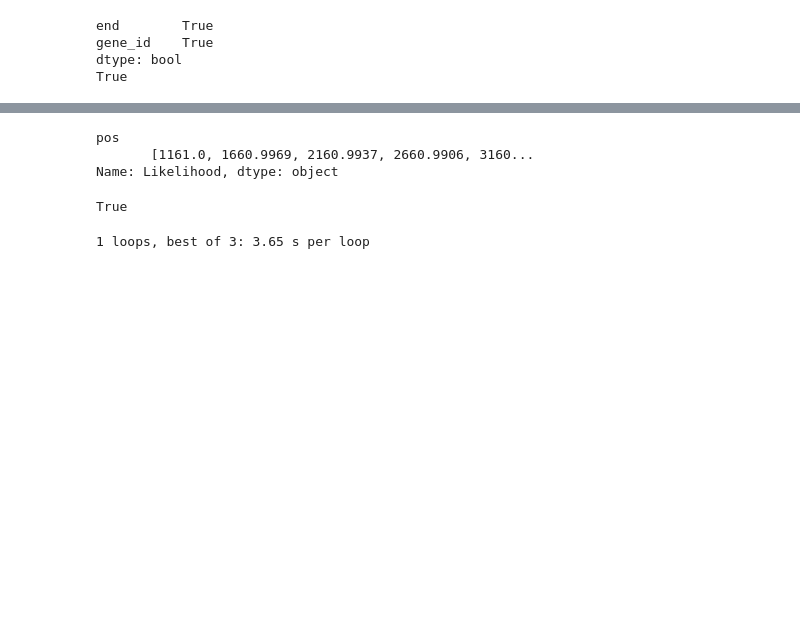
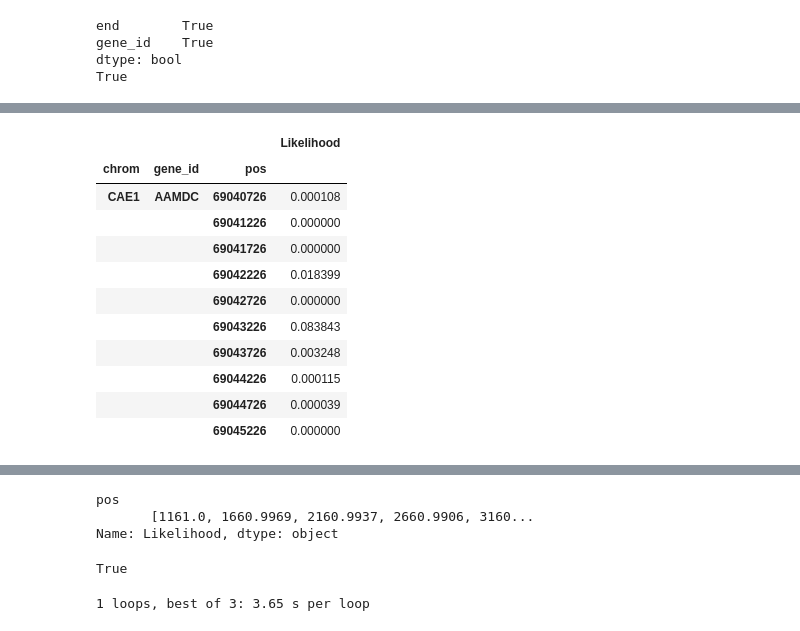
Before and after one commit to peterdfields/hs_vervet, a Jupyter notebook: notebooks/dev_test_enrichment.ipynb, the cells around one changed output, grey strips where cells are left out. Saved outputs shown, nothing was run; the diff lists cells and outputs as text; code cells hidden in the pictures; blank space fills up the shorter version.

```diff
--- a/notebooks/dev_test_enrichment.ipynb
+++ b/notebooks/dev_test_enrichment.ipynb
@@ -660,9 +672,8 @@ def rod_chrompos_to_1d_index(rod, chrom_len_s, drop=True):
     if not drop:
         columns = list(columns) + ['chrom', 'pos']
     rod.index = rod.index.values.astype(int)
-    if not r.index.is_monotonic:
+    if not rod.index.is_monotonic:
         rod.sort_index(inplace=True)
-
     return rod[columns] if len(columns)>1 else rod[columns[0]]
 # %%
 def rod_1d_to_chrompos_index(rod_1d, chrom_len_s, drop=True):
@@ -833 +827,25 @@ def data_per_feature_SI(rod,feature_df):
     return snp_df
+# %%
+def data_per_feature_SI_2(rod, feature_df, feature_name = 'name'):
+    """
+    Get the entires in rod which lie within a feature
+    (e.g. gene) in feature_df.
+    Input:
+    rod (reference ordered data)... pandas series or data frame with multiindex (chrom, pos)
+                                    such as SNP genotypes
+    feature_df (gene annotation data frame)... index must be (chrom,feature_name), must have columns 'start', 'end'
+    """
+    rod = pd.DataFrame(rod)
+    pos_rel_to_start = feature_df.index.searchsorted(rod.index)
+    #feature_df["end"] is not necessarily sorted, but wouldn't sorting it here
+    #lead to problems  as well?
+    pos_rel_to_end = np.searchsorted(feature_df["end"].values,rod.index.values)
+    in_feature = (pos_rel_to_start - pos_rel_to_end) == 1
+    feature_id = feature_df.iloc[pos_rel_to_end[in_feature]][feature_name].values
+    rod = rod[in_feature]
+    rod[feature_name] = feature_id
+    return rod
+# %%
+dpf_SI = data_per_feature_SI_2(rod_1d, feature_df_1d, feature_name='gene_id')
+dpf_SI = rod_1d_to_chrompos_index(dpf_SI, chrom_len_df)
+dpf_SI = dpf_SI.reset_index().set_index(['chrom','gene_id','pos'])
@@ -833,0 +854,2 @@ def data_per_feature_SI(rod,feature_df):
+# %%
+dpf_SI.sortlevel(level=[0,2],inplace=True)
@@ -833,0 +904,15 @@ def data_per_feature_SI(rod,feature_df):
+# %%
+dpf_SI.iloc[:10]
+# %% [output]
+|  |  |  | Likelihood |
+| chrom | gene_id | pos |  |
+| CAE1 | AAMDC | 69040726 | 0.000108 |
+|  |  | 69041226 | 0.000000 |
+|  |  | 69041726 | 0.000000 |
+|  |  | 69042226 | 0.018399 |
+|  |  | 69042726 | 0.000000 |
+|  |  | 69043226 | 0.083843 |
+|  |  | 69043726 | 0.003248 |
+|  |  | 69044226 | 0.000115 |
+|  |  | 69044726 | 0.000039 |
+|  |  | 69045226 | 0.000000 |
```
Also changed, not shown: parts of 24 cells of this notebook, 1 other file.
